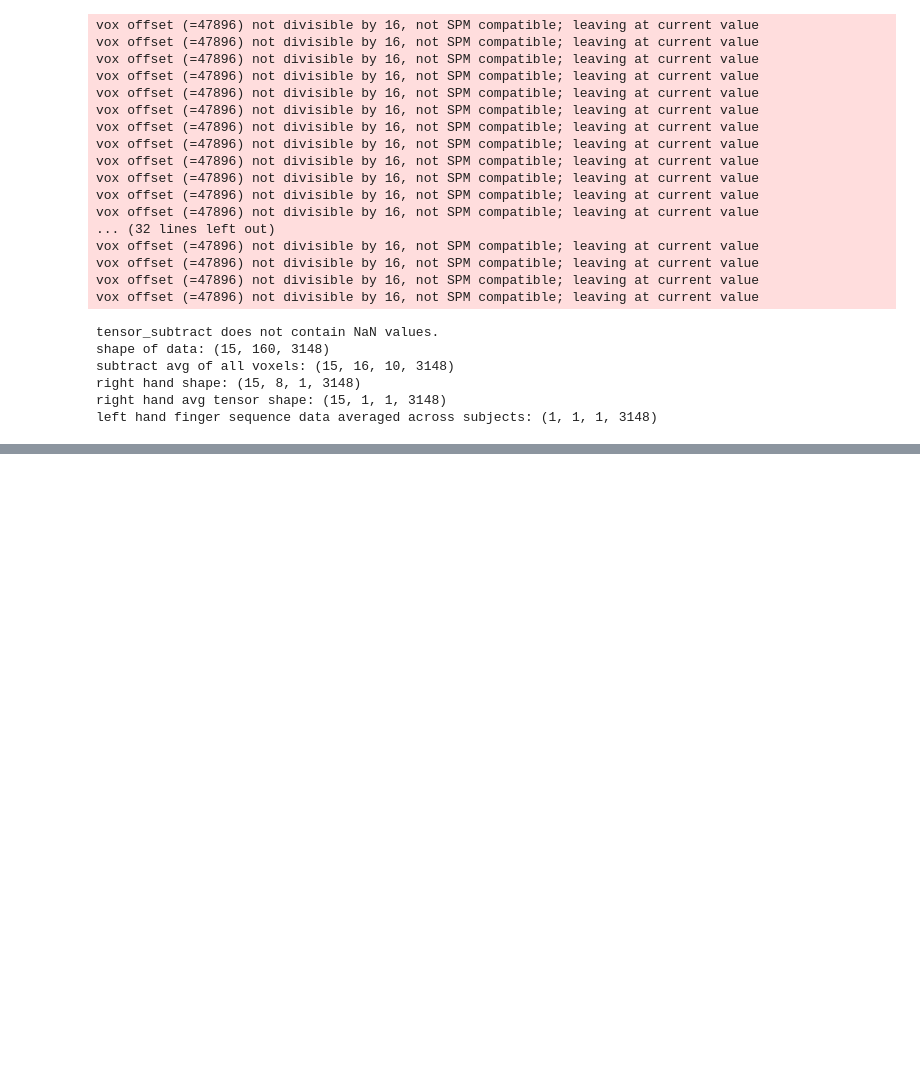
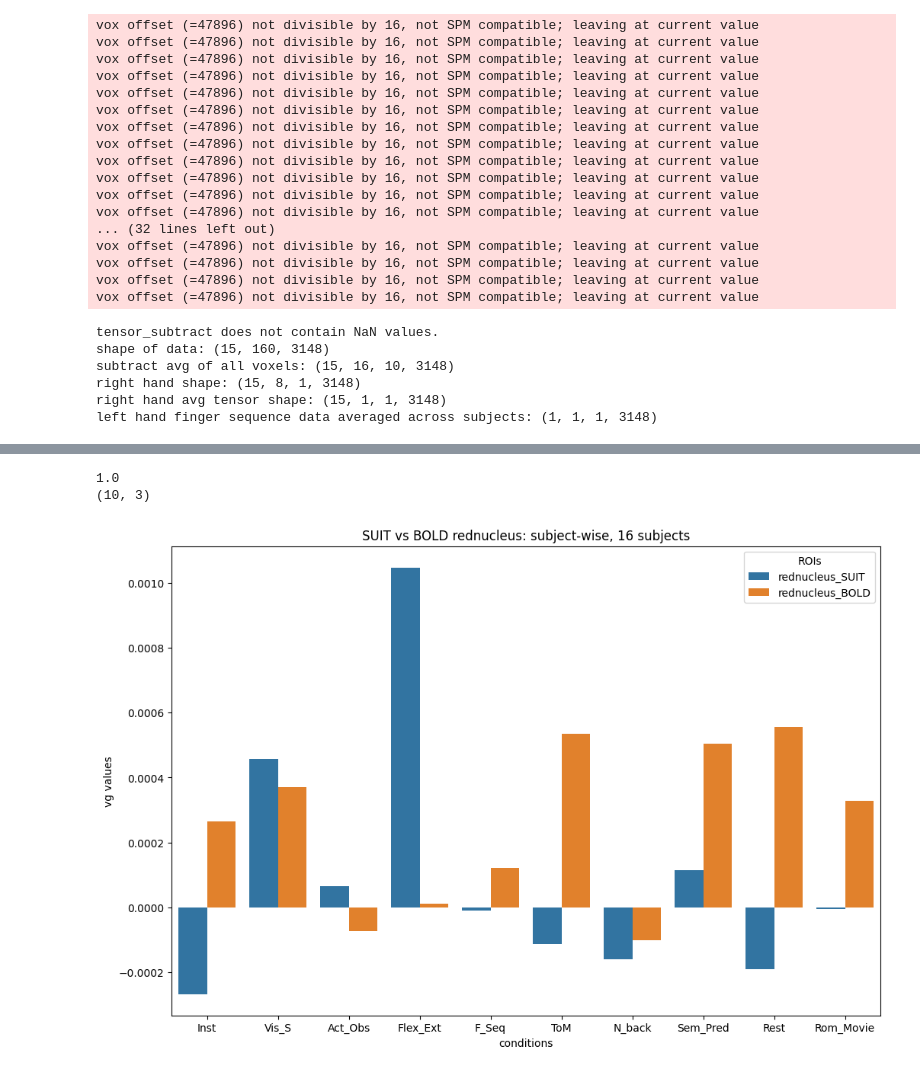
Before and after one commit to DiedrichsenLab/Pontine7T, a Jupyter notebook: notebooks/plots_decomp_var.ipynb, the cells around one changed output, grey strips where cells are left out. Saved outputs shown, nothing was run; the diff lists cells and outputs as text; code cells hidden in the pictures; blank space fills up the shorter version.

```diff
--- a/notebooks/plots_decomp_var.ipynb
+++ b/notebooks/plots_decomp_var.ipynb
@@ -1051,0 +1234,46 @@ left hand finger sequence data averaged across subjects: (1, 1, 1, 3148)
+# %%
+import pandas as pd
+
+# Assuming variances_d, variances_p, variances_o, variances_r are defined
+
+var_d_bold_norm = numpy.zeros((10,3)) #(10,3) means 10 rows, 3 variances; (1,3) means 1 row, 3 variances, etc
+var_d_suit_norm = numpy.zeros((10,3))
+
+
+for i in range(10): #number of rows
+    row_sum_d = numpy.sum(variances_d_bold[i])
+    var_d_bold_norm[i] = variances_d_bold[i]/row_sum_d
+
+    row_sum_d2 = numpy.sum(variances_d_suit[i])
+    var_d_suit_norm[i] = variances_d_suit[i]/row_sum_d2
+
+print(var_d_bold_norm[0][0] + var_d_bold_norm[0][1] + var_d_bold_norm[0][2])
+
+print(var_d_bold_norm.shape)
+# %% [output]
+1.0
+(10, 3)
+# %%
+# plot variances per roi (each variance separately: vg (0), vs (1), ve(2)), mean subtracted, for condition or for subject
+data = {
+   # 'Subjects': ['S98', 'S97', 'S96', 'S95', 'S01', 'S03','S04','S07','S08','S10', 'S11', 'S12', 'S13', 'S14', 'S16', 'S17'],
+    'conditions': ["Inst", "Vis_S", "Act_Obs", "Flex_Ext", "F_Seq", "ToM", "N_back", "Sem_Pred", "Rest", "Rom_Movie"],
+    'rednucleus_SUIT': var_d_suit_norm[:,0],
+    'rednucleus_BOLD': var_d_bold_norm[:,0],
+}
+
+
+df = pandas.DataFrame(data)
+
+#seaborn process
+df_melted = pandas.melt(df, id_vars=['conditions'], var_name='Variance', value_name='Value')
+
+plt.figure(figsize=(12, 8))
+sns.barplot(x='conditions', y='Value', hue='Variance', data=df_melted)
+plt.xlabel('conditions')
+plt.ylabel('vg values')
+plt.title('SUIT vs BOLD rednucleus: subject-wise, 16 subjects')
+plt.legend(title='ROIs', loc='upper right')
+plt.show()
+# %% [output]
+[figure, added]
```
Also changed, not shown: parts of 14 cells of this notebook.
